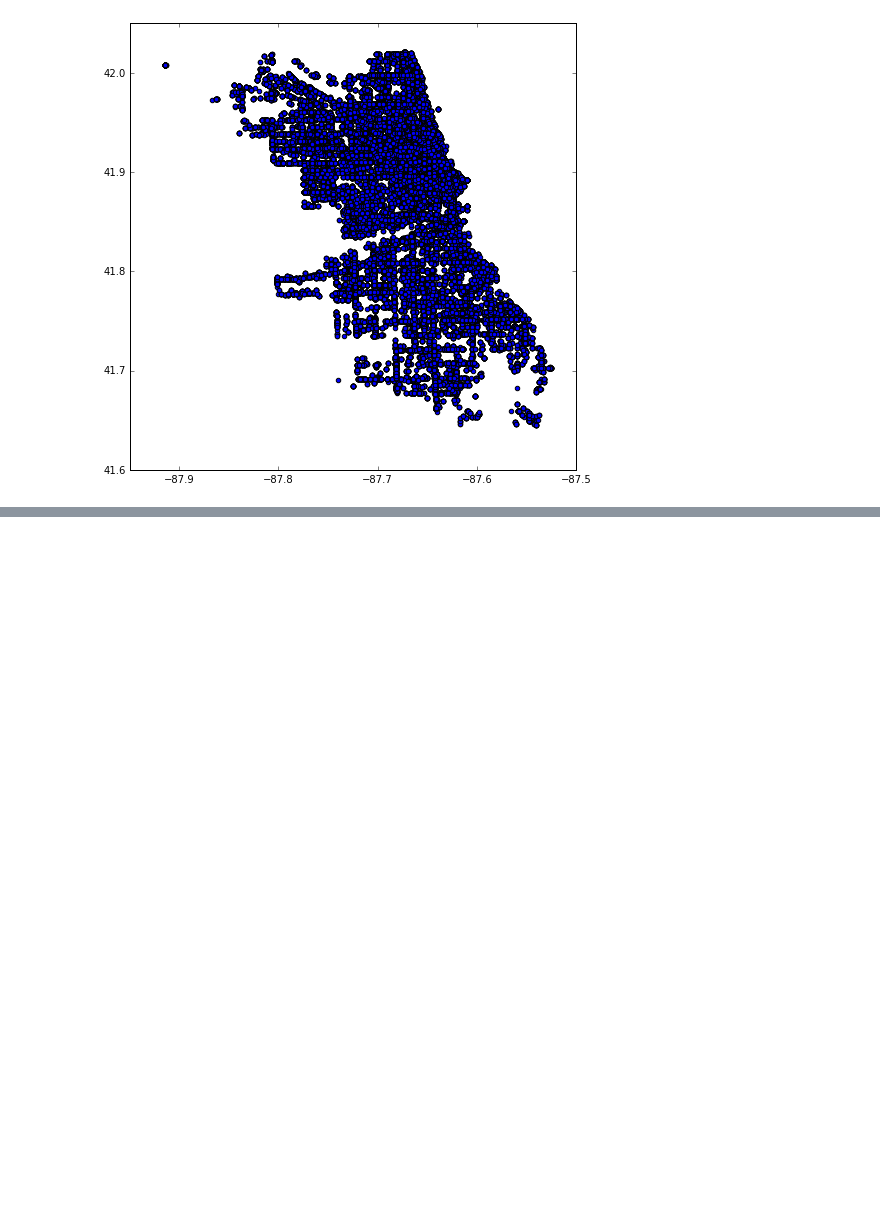
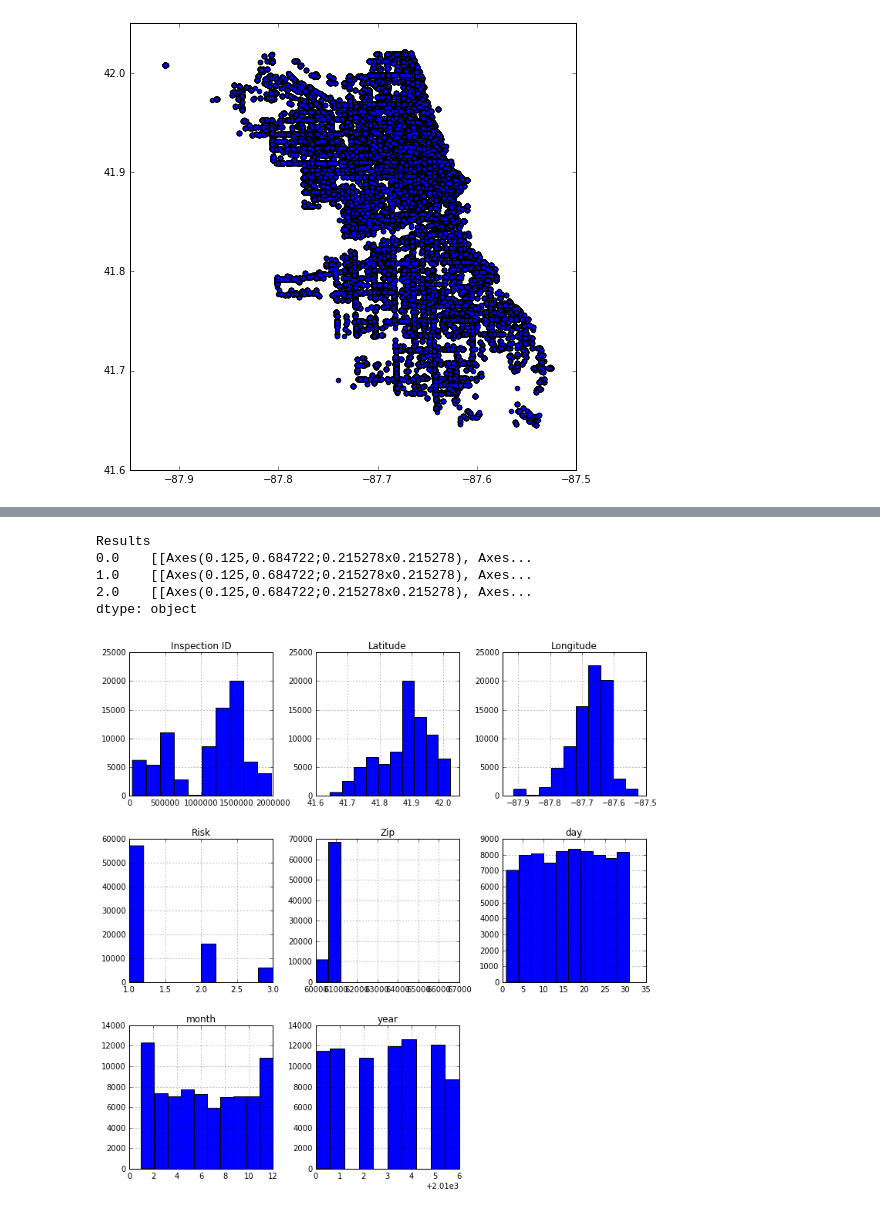
Before and after one commit to CS109-Chicago-food-inspections/CS109project, a Jupyter notebook: data/explore inspections.ipynb, the cells around one changed output, grey strips where cells are left out. Cells and saved outputs as stored; diff of their text form; code cells hidden in the pictures; blank space fills up the shorter version.

```diff
--- a/data/explore inspections.ipynb
+++ b/data/explore inspections.ipynb
@@ -71,0 +124,9 @@ Looks like Chicago to me!
+# %%
+df.groupby('Results').hist(figsize=(12,12))
+# %% [output]
+Results
+0.0    [[Axes(0.125,0.684722;0.215278x0.215278), Axes...
+1.0    [[Axes(0.125,0.684722;0.215278x0.215278), Axes...
+2.0    [[Axes(0.125,0.684722;0.215278x0.215278), Axes...
+dtype: object
+[figure, added]
```
Also changed, not shown: parts of 21 cells of this notebook.
